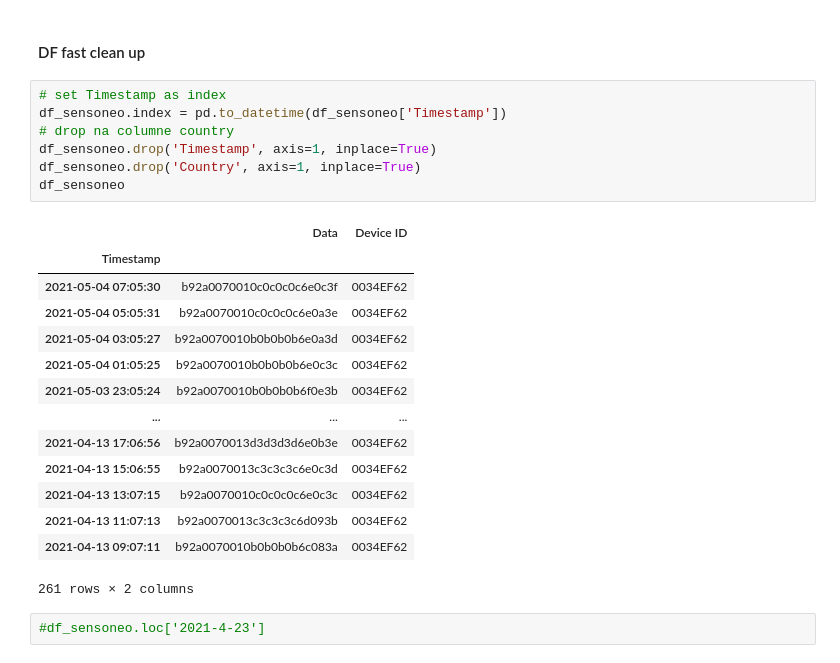
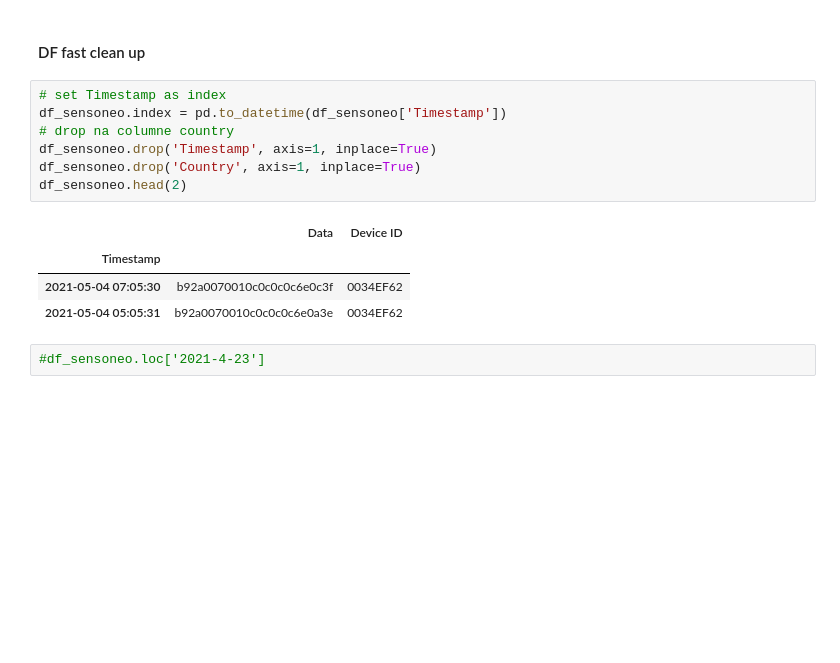
Before and after one commit to phyti1/ds_p4_kompotoi, a Jupyter notebook: Data_aquissation_sensoneo.ipynb, the cells around one changed output. Saved outputs shown, nothing was run; the diff lists cells and outputs as text; blank space fills up the shorter version.

```diff
--- a/Data_aquissation_sensoneo.ipynb
+++ b/Data_aquissation_sensoneo.ipynb
@@ -38,25 +38,15 @@ df_sensoneo.head(3)
 # %%
 # set Timestamp as index
 df_sensoneo.index = pd.to_datetime(df_sensoneo['Timestamp'])
 # drop na columne country
 df_sensoneo.drop('Timestamp', axis=1, inplace=True)
 df_sensoneo.drop('Country', axis=1, inplace=True)
-df_sensoneo
+df_sensoneo.head(2)
 # %% [output]
 |  | Data | Device ID |
 | Timestamp |  |  |
 | 2021-05-04 07:05:30 | b92a0070010c0c0c0c6e0c3f | 0034EF62 |
 | 2021-05-04 05:05:31 | b92a0070010c0c0c0c6e0a3e | 0034EF62 |
-| 2021-05-04 03:05:27 | b92a0070010b0b0b0b6e0a3d | 0034EF62 |
-| 2021-05-04 01:05:25 | b92a0070010b0b0b0b6e0c3c | 0034EF62 |
-| 2021-05-03 23:05:24 | b92a0070010b0b0b0b6f0e3b | 0034EF62 |
-| ... | ... | ... |
-| 2021-04-13 17:06:56 | b92a0070013d3d3d3d6e0b3e | 0034EF62 |
-| 2021-04-13 15:06:55 | b92a0070013c3c3c3c6e0c3d | 0034EF62 |
-| 2021-04-13 13:07:15 | b92a0070010c0c0c0c6e0c3c | 0034EF62 |
-| 2021-04-13 11:07:13 | b92a0070013c3c3c3c6d093b | 0034EF62 |
-| 2021-04-13 09:07:11 | b92a0070010b0b0b0b6c083a | 0034EF62 |
-261 rows × 2 columns
 # %%
 #df_sensoneo.loc['2021-4-23']
 # %% [markdown]
```
Also changed, not shown: parts of 10 cells of this notebook.
